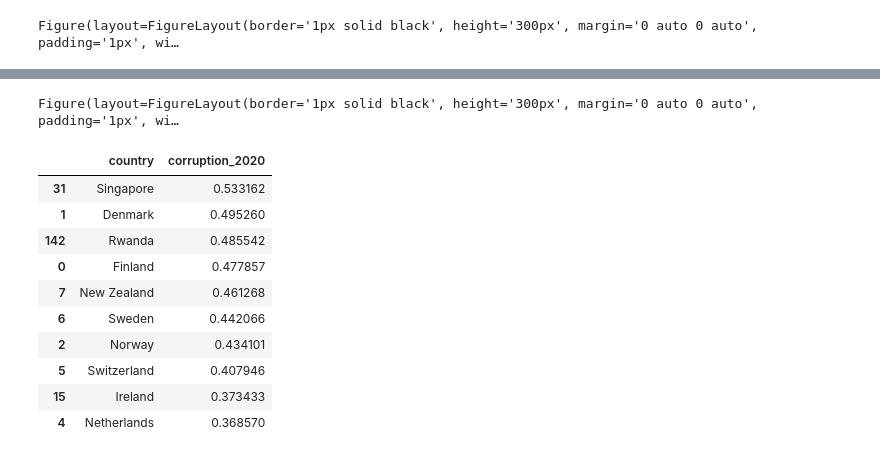
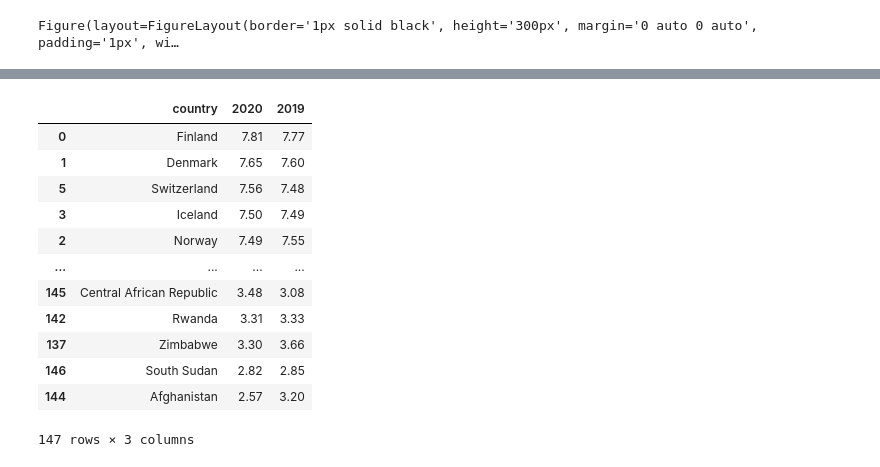
Before and after one commit to josiedeleon/Team9--Project1, a Jupyter notebook: Project 1 Happiness.ipynb, the cells around one changed output, grey strips where cells are left out. Saved outputs shown, nothing was run; the diff lists cells and outputs as text; code cells hidden in the pictures.

```diff
--- a/Project 1 Happiness.ipynb
+++ b/Project 1 Happiness.ipynb
@@ -118,0 +393,3 @@ Figure(layout=FigureLayout(border='1px solid black', height='300px', margin='0 a
+# %%
+happiness_report = Merge1920_df
+happiness_report
@@ -206,38 +436,18 @@ coord_merge_df[["country","happiness_score_2020"]].head(10)
-# %%
-# Plot 2020 Trust in Government Heatmap
-coord_merge_df = coord_merge_df.sort_values(by="corruption_2020", ascending=False)
-figure_layout = {
-    'width': '400px',
-    'height': '300px',
-    'border': '1px solid black',
-    'padding': '1px',
-    'margin': '0 auto 0 auto'
-}
-fig = gmaps.figure(layout=figure_layout,map_type='HYBRID')
-
-corrupt_layer = gmaps.heatmap_layer(coord_merge_df[["lat","lng"]].head(10), coord_merge_df["corruption_2020"].head(10))
-corrupt_layer.max_intensity = .5
-corrupt_layer.point_radius = 5
-corrupt_layer.dissipating = False
-
-fig.add_layer(corrupt_layer)
-fig
-# %% [output]
-Figure(layout=FigureLayout(border='1px solid black', height='300px', margin='0 auto 0 auto', padding='1px', wi…
 # %%
-coord_merge_df[["country","corruption_2020"]].head(10)
 happyscore_year = happyscore_byyear.rename(columns={'happiness_score_2019': '2019', 'happiness_score_2020': '2020'})
 happyscore_year
 # %% [output]
-|  | country | corruption_2020 |
-| 31 | Singapore | 0.533162 |
-| 1 | Denmark | 0.495260 |
-| 142 | Rwanda | 0.485542 |
-| 0 | Finland | 0.477857 |
-| 7 | New Zealand | 0.461268 |
-| 6 | Sweden | 0.442066 |
-| 2 | Norway | 0.434101 |
-| 5 | Switzerland | 0.407946 |
-| 15 | Ireland | 0.373433 |
-| 4 | Netherlands | 0.368570 |
+|  | country | 2020 | 2019 |
+| 0 | Finland | 7.81 | 7.77 |
+| 1 | Denmark | 7.65 | 7.60 |
+| 5 | Switzerland | 7.56 | 7.48 |
+| 3 | Iceland | 7.50 | 7.49 |
+| 2 | Norway | 7.49 | 7.55 |
+| ... | ... | ... | ... |
+| 145 | Central African Republic | 3.48 | 3.08 |
+| 142 | Rwanda | 3.31 | 3.33 |
+| 137 | Zimbabwe | 3.30 | 3.66 |
+| 146 | South Sudan | 2.82 | 2.85 |
+| 144 | Afghanistan | 2.57 | 3.20 |
+147 rows × 3 columns
 # %%
```
Also changed, not shown: parts of 30 cells of this notebook.
